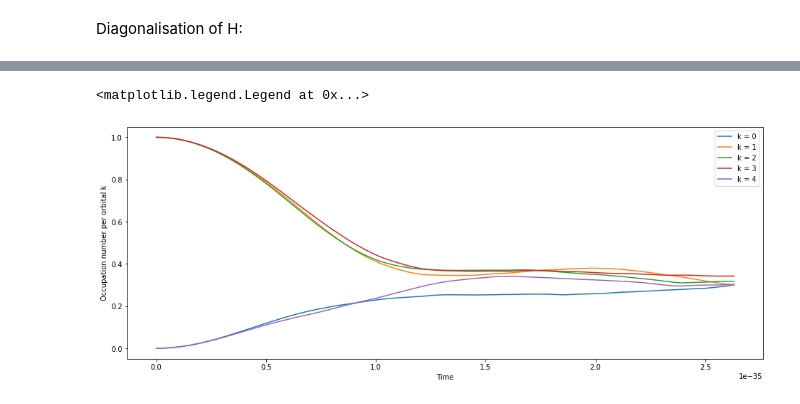
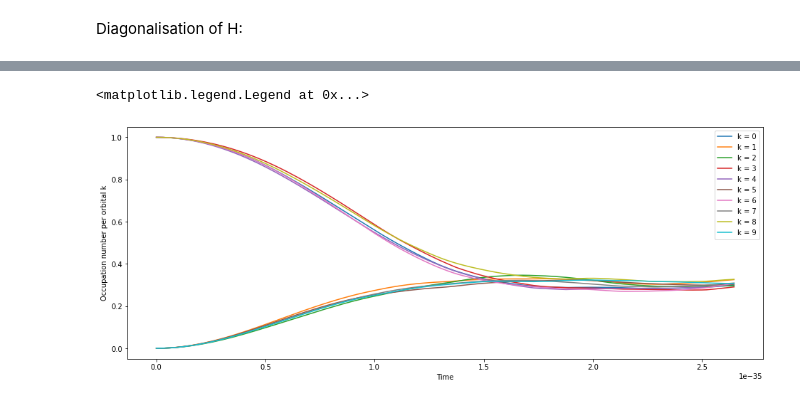
Before and after one commit to justas-b/strongly-interacting-many-body-systems-using-GPUs, a Jupyter notebook: main_code.ipynb, the cells around one changed output, grey strips where cells are left out. Drawn from its saved outputs; the diff is of its cells as text; code cells hidden in the pictures.

```diff
--- a/main_code.ipynb
+++ b/main_code.ipynb
@@ -21,9 +21,9 @@ def generate_energies(k):
     while(count!=k):
         energies[count]=normal(0,1) #samples a normal distribution k times
         count+=1
-    min_ar = np.min(energies) #minimum of energies to use for scaling
-    scaled_ar = energies + abs(min_ar) #scaled array is generated
-    return np.sort(scaled_ar) #output is a scaled, sorted array of size k
+    #min_ar = np.min(energies) #minimum of energies to use for scaling
+    #scaled_ar = energies + abs(min_ar) #scaled array is generated
+    return np.sort(energies) #output is a scaled, sorted array of size k
 # %%
 arr = generate_energies(k)
 # %%
@@ -231,29 +255,44 @@ def occupation_number(dt, it, init_state, lev):
 # %%
-t = np.empty(500)
-k0 = np.empty(500)
-k1 = np.empty(500)
-k2 = np.empty(500)
-k3 = np.empty(500)
-k4 = np.empty(500)
-dt = hbar/2000
+t = np.empty(252)
+k0 = np.empty(252)
+k1 = np.empty(252)
+k2 = np.empty(252)
+k3 = np.empty(252)
+k4 = np.empty(252)
+k5 = np.empty(252)
+k6 = np.empty(252)
+k7 = np.empty(252)
+k8 = np.empty(252)
+k9 = np.empty(252)
+dt = hbar/1000
 # %%
-for i in range(500):
+for i in range(252):
     t[i] = dt*i
     k0[i] = occupation_number(dt, i, 67, 0)
     k1[i] = occupation_number(dt, i, 67, 1)
     k2[i] = occupation_number(dt, i, 67, 2)
     k3[i] = occupation_number(dt, i, 67, 3)
     k4[i] = occupation_number(dt, i, 67, 4)
+    k5[i] = occupation_number(dt, i, 67, 5)
+    k6[i] = occupation_number(dt, i, 67, 6)
+    k7[i] = occupation_number(dt, i, 67, 7)
+    k8[i] = occupation_number(dt, i, 67, 8)
+    k9[i] = occupation_number(dt, i, 67, 9)
 # %%
 fig, axes = plt.subplots(figsize=((16,6)))
 axes.plot(t,k0, label='k = 0')
 axes.plot(t,k1, label='k = 1')
 axes.plot(t,k2, label='k = 2')
 axes.plot(t,k3, label='k = 3')
 axes.plot(t,k4, label='k = 4')
+axes.plot(t,k5, label='k = 5')
+axes.plot(t,k6, label='k = 6')
+axes.plot(t,k7, label='k = 7')
+axes.plot(t,k8, label='k = 8')
+axes.plot(t,k9, label='k = 9')
 axes.set_xlabel("Time")
 axes.set_ylabel("Occupation number per orbital k")
 axes.legend()
 # %% [output]
 <matplotlib.legend.Legend at 0x...>
-[figure, old version]
+[figure, new version]
```
Also changed, not shown: parts of 7 cells of this notebook.
